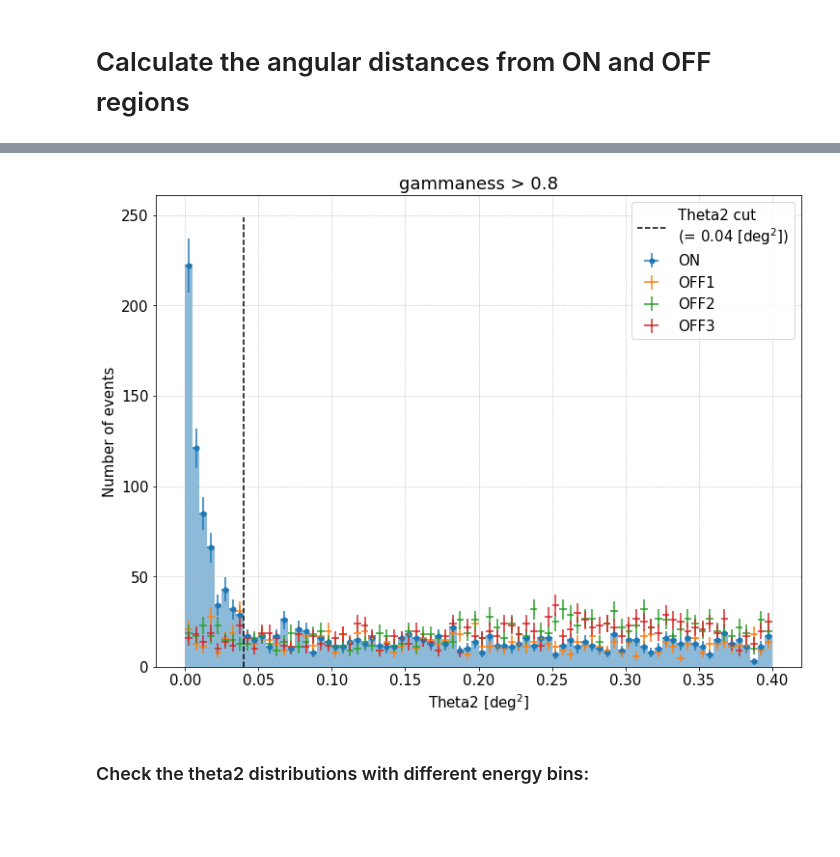
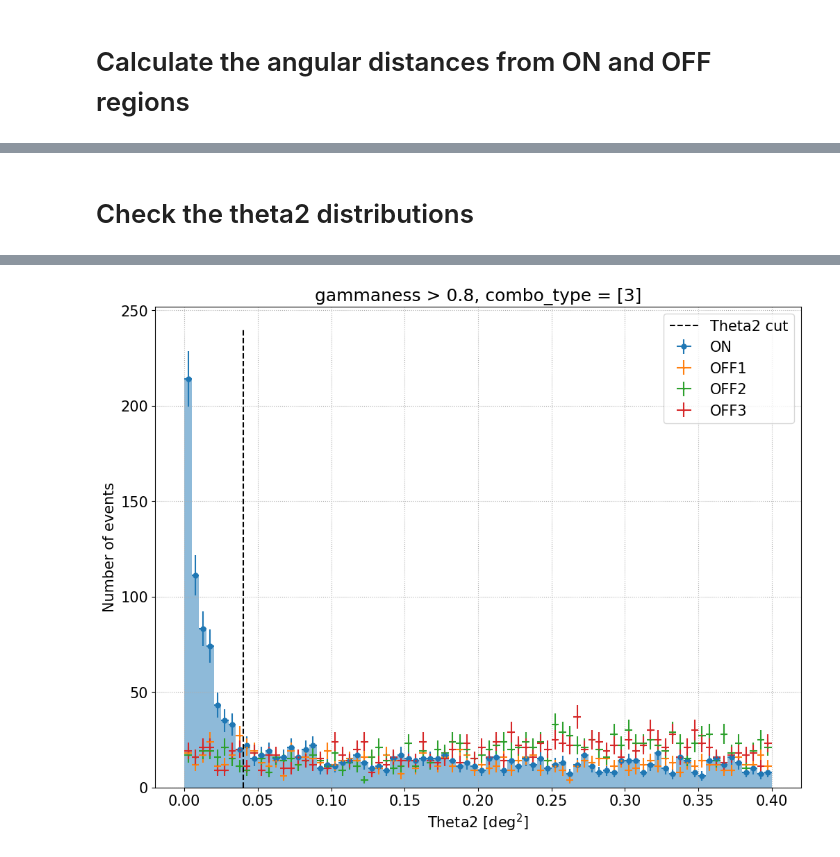
Before and after one commit to cta-observatory/magic-cta-pipe, a Jupyter notebook: notebooks/check_signal_from_dl2.ipynb, the cells around one changed output, grey strips where cells are left out. Saved outputs shown, nothing was run; the diff lists cells and outputs as text; code cells hidden in the pictures; blank space fills up the shorter version.

Commit message:
Update the notebook to check the signal at DL2

```diff
--- a/notebooks/check_signal_from_dl2.ipynb
+++ b/notebooks/check_signal_from_dl2.ipynb
@@ -34,22 +34,19 @@ input_file_mask = (
     "4.dl1_stereo_to_dl2/data/dl2/merged/*Run0326[7-8].h5"
 )
 
-# input_file_mask = (
-#     "/home/yoshiki.ohtani/lstmagic/real/CrabNebula/2020_12_15/magic_only_analysis/"
-#     "4.dl1_stereo_to_dl2/data/dl2/merged/dl2_MAGIC.Run0509371[3-4].h5"
-# )
-
 quality_cuts = f"(disp_diff_mean < {np.sqrt(0.05)})"
 
 # ============
 # === Main ===
 # ============
 
+print(f"Input file mask: {input_file_mask}")
+
 # Find the input files
 input_files = glob.glob(input_file_mask)
 input_files.sort()
 
-print("The following files are found:")
+print("\nThe following files are found:")
 
 data_list = []
 
@@ -61,14 +58,18 @@ for input_file in input_files:
     df_events = pd.read_hdf(input_file, key="events/parameters")
     data_list.append(df_events)
 
-# Combine the input data
 event_data = pd.concat(data_list)
 event_data.set_index(["obs_id", "event_id", "tel_id"], inplace=True)
 event_data.sort_index(inplace=True)
 
 # Apply the quality cuts
-print(f"\nQuality cuts:\n{quality_cuts}")
+print(f"\nQuality cuts: {quality_cuts}")
 event_data = get_stereo_events(event_data, quality_cuts)
+
+# Exclude the MAGIC-stereo combination events, since they are
+# poorly reconstructred with the current analysis scheme
+print("Excluding the MAGIC-stereo combination events...")
+event_data.query("combo_type != 0", inplace=True)
 
 # Show the data frame
 event_data.head()
@@ -319,10 +326,12 @@ plt.legend()
+# %% [markdown]
+# Check the theta2 distributions
 # %%
 # ================
 # === Settings ===
 # ================
 
-theta2_bins = np.linspace(0, 0.4, 81)
-theta2_cut_value = 0.04  # unit: [deg2]
+theta2_bins = np.linspace(0, 0.4, 81)  # unit: [deg2]
+cut_value_theta2 = 0.04  # unit: [deg2]
 
 # ============
 # === Main ===
@@ -336,14 +345,14 @@ theta2_bins_width = [
 ]
 
 plt.figure()
-plt.title(f"gammaness > {gh_cut_value}")
+plt.title(f"gammaness > {cut_value_gh}, combo_type = {combo_types}")
 plt.xlabel("Theta2 [deg$^2$]")
 plt.ylabel("Number of events")
 plt.grid()
 
 # Plot the theta2 distribution from the ON coordinate
 hist_on = plt.hist(
-    event_list["theta2_on"].to_numpy(),
+    event_list["theta2_on"],
     bins=theta2_bins,
     histtype="bar",
     linewidth=2,
@@ -362,10 +371,10 @@ plt.errorbar(
 )
 
 # Plot the theta2 distrubutions from the OFF coordinates
-for i_off in range(n_off_regions):
+for i_off in range(n_regions_off):
 
     hist_off, _ = np.histogram(
-        event_list[f"theta2_off{i_off+1}"].to_numpy(), bins=theta2_bins
+        event_list[f"theta2_off{i_off+1}"], bins=theta2_bins
     )
 
     plt.errorbar(
@@ -379,46 +388,45 @@ for i_off in range(n_off_regions):
     )
 
 # Plot the theta2 cut
-print(f"Global theta2 cut: {theta2_cut_value} [deg2]")
+print(f"Global theta2 cut: {cut_value_theta2} [deg2]")
 
 plt.plot(
-    (theta2_cut_value, theta2_cut_value),
+    np.repeat(cut_value_theta2, 2),
     (0, plt.ylim()[1]),
     linestyle="--",
     color="black",
-    label=f"Theta2 cut\n(= {theta2_cut_value} [deg$^2$])",
+    label=f"Theta2 cut",
 )
 
 plt.legend(loc="upper right")
 
-# Calculate the number of ON and OFF events
-n_on = len(event_list.query(f"theta2_on < {theta2_cut_value}"))
+# Calculate the numbers ON, OFF and excess events
+n_on = len(event_list.query(f"theta2_on < {cut_value_theta2}"))
 print(f"\nNon: {n_on}\n")
 
 n_off_total = 0
 
-for i_off in range(1, n_off_regions + 1):
+for i_off in range(n_regions_off):
 
-    n_off = len(event_list.query(f"theta2_off{i_off} < {theta2_cut_value}"))
-    print(f"Noff{i_off}: {n_off}")
+    n_off = len(event_list.query(f"theta2_off{i_off+1} < {cut_value_theta2}"))
+    print(f"Noff{i_off+1}: {n_off}")
 
     n_off_total += n_off
 
 print(f"--> Total Noff: {n_off_total}")
 
-alpha = 1 / n_off_regions
+alpha = 1 / n_regions_off
 n_off_scaled = n_off_total * alpha
 
-print(f"\nalpha = {alpha:.3f}" f"\n--> Scaled Noff: {n_off_scaled:.0f}")
+print(f"\nalpha = {alpha:.3f}")
+print(f"--> Scaled Noff: {n_off_scaled:.0f}")
 
 n_excess = n_on - n_off_scaled
-excess_rate = n_excess / obs_time.to(u.min)
+excess_rate = n_excess / obs_time.to_value("min")
 
-print(
-    f"\nNexcess: {n_excess:.0f}"
-    f"\nObservation time: {obs_time.to_value(u.min):.2f} [min]"
-    f"\n--> Excess rate: {excess_rate.value:.2f} [1/min]"
-)
+print(f"\nNexcess: {n_excess:.0f}")
+print(f"Observation time: {obs_time.to('min'):.1f}")
+print(f"--> Excess rate: {excess_rate:.1f} [1/min]")
 
 # Calculate the Li&Ma significance
 stat = WStatCountsStatistic(n_on, n_off_total, alpha=alpha)
@@ -446,6 +454,4 @@ Li&Ma significance: 24.2 sigma
-[figure, old version]
+[figure, new version]
-# %% [markdown]
-### Check the theta2 distributions with different energy bins:
 # %%
 # ================
 # === Settings ===
```
Also changed, not shown: parts of 12 cells of this notebook, 1 other file.
